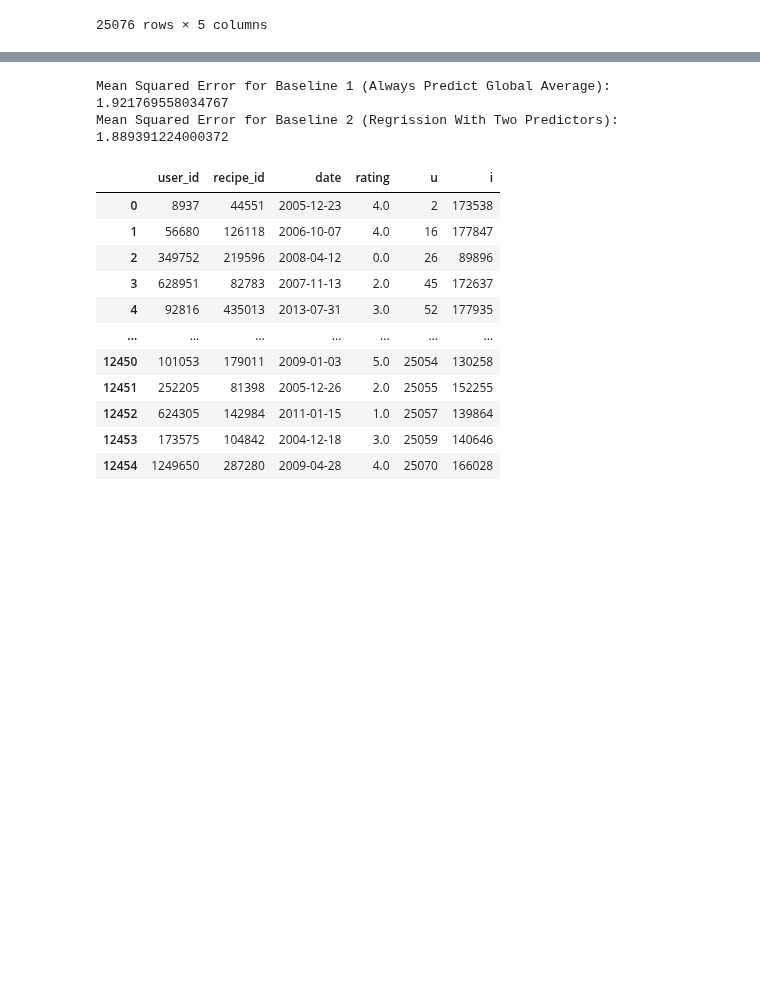
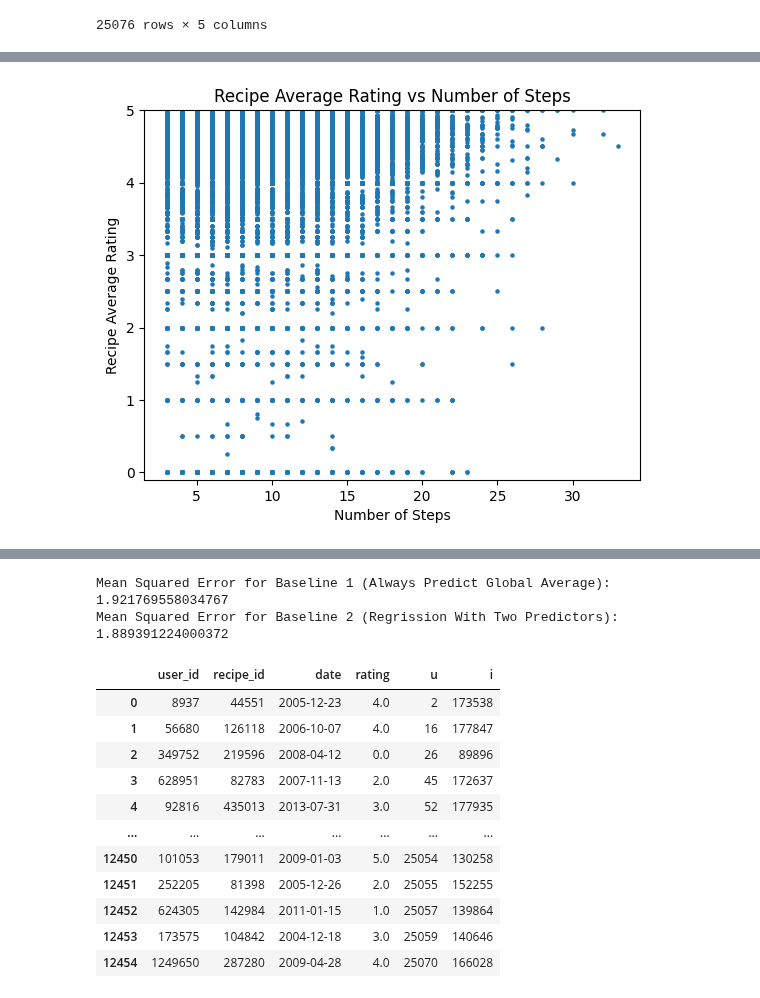
Before and after one commit to YihsuanKuo/CSE158R_Assignment2, a Jupyter notebook: a2.ipynb, the cells around one changed output, grey strips where cells are left out. Saved outputs shown, nothing was run; the diff lists cells and outputs as text; code cells hidden in the pictures; blank space fills up the shorter version.

```diff
--- a/a2.ipynb
+++ b/a2.ipynb
@@ -210,0 +90,5 @@ dtype: object
+# %%
+recipes_interactions_merged = interactions_train.merge(PP_recipes, left_on='recipe_id', right_index=True, how='left')
+users_interactions_merged = interactions_train.merge(PP_users, left_on='recipe_id', right_index=True, how='left')
+avg_ratings_per_recipe = recipes_interactions_merged.groupby('recipe_id')['rating'].mean()
+avg_ratings_per_user = users_interactions_merged.groupby('user_id')['rating'].mean()
@@ -210,0 +103,11 @@ dtype: object
+# %%
+steps_per_recipe = recipes_interactions_merged.groupby('recipe_id')['n_steps'].first()
+
+plt.scatter(steps_per_recipe, avg_ratings_per_recipe, s=5)
+plt.xlabel('Number of Steps')
+plt.ylabel('Recipe Average Rating')
+plt.ylim(-0.1,5)
+plt.title('Recipe Average Rating vs Number of Steps')
+plt.show()
+# %% [output]
+[figure, added]
```
Also changed, not shown: parts of 16 cells of this notebook.
